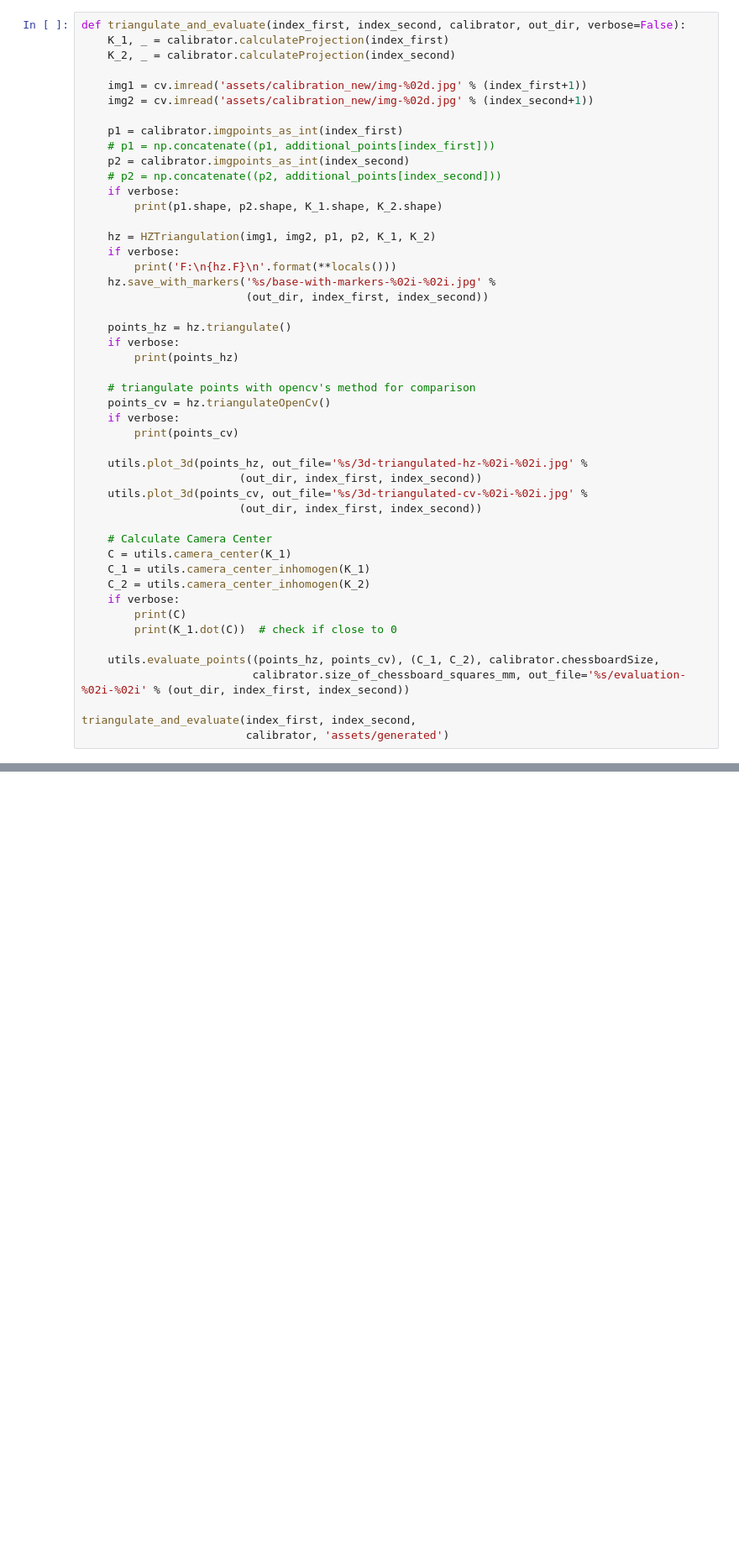
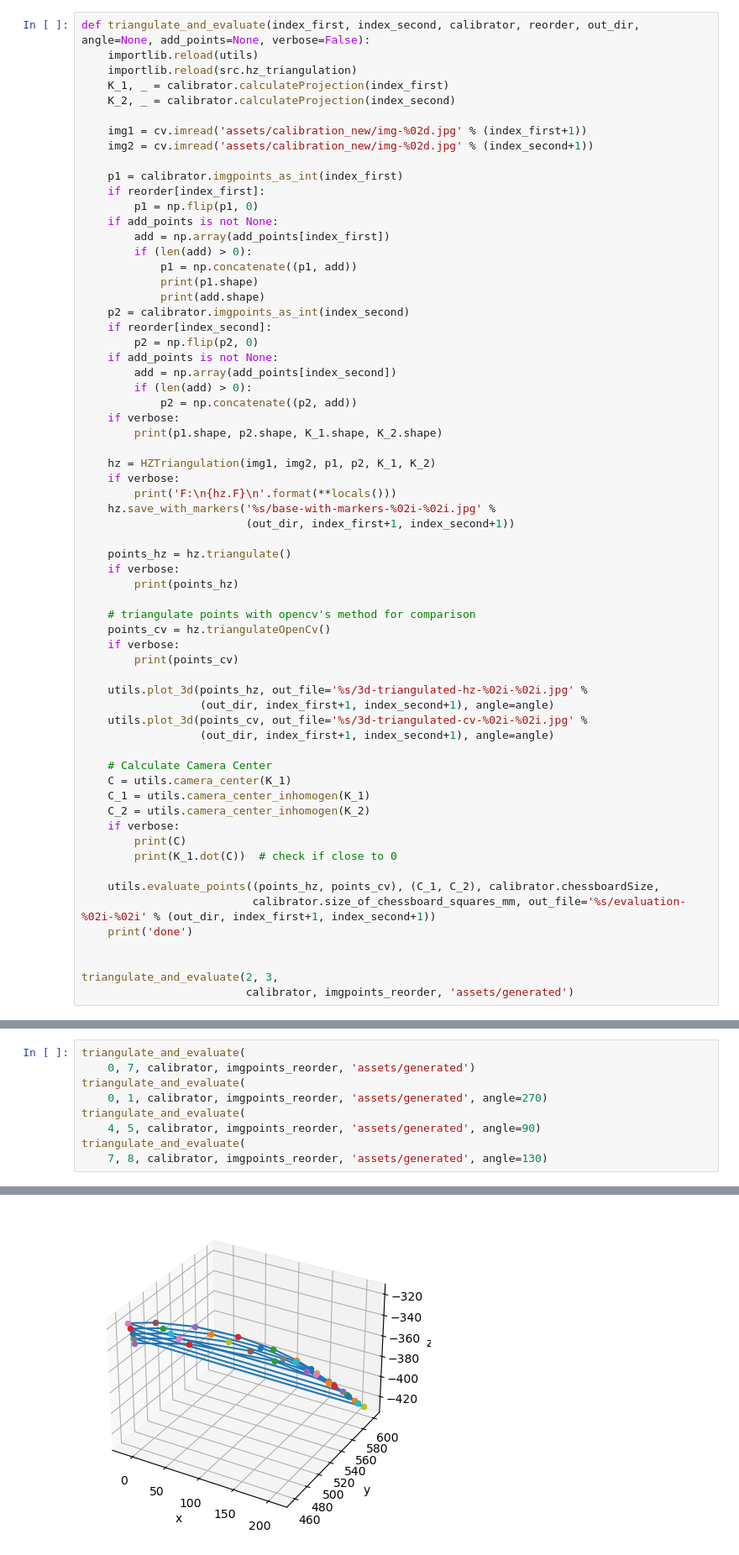
Before and after one commit to reineltJanis/triangulation, a Jupyter notebook: Triangulation.ipynb, the cells around one changed output, grey strips where cells are left out. Shown: that part at 84% size. Drawn from its saved outputs; the diff is of its cells as text; blank space fills up the shorter version.

```diff
--- a/Triangulation.ipynb
+++ b/Triangulation.ipynb
@@ -76,5 +100,7 @@ Camera calibrated:  0.4178394466041533
 # %%
-def triangulate_and_evaluate(index_first, index_second, calibrator, out_dir, verbose=False):
+def triangulate_and_evaluate(index_first, index_second, calibrator, reorder, out_dir, angle=None, add_points=None, verbose=False):
+    importlib.reload(utils)
+    importlib.reload(src.hz_triangulation)
     K_1, _ = calibrator.calculateProjection(index_first)
     K_2, _ = calibrator.calculateProjection(index_second)
 
@@ -82,9 +108,21 @@ def triangulate_and_evaluate(index_first, index_second, calibrator, out_dir, ver
     img2 = cv.imread('assets/calibration_new/img-%02d.jpg' % (index_second+1))
 
     p1 = calibrator.imgpoints_as_int(index_first)
-    # p1 = np.concatenate((p1, additional_points[index_first]))
+    if reorder[index_first]:
+        p1 = np.flip(p1, 0)
+    if add_points is not None:
+        add = np.array(add_points[index_first])
+        if (len(add) > 0):
+            p1 = np.concatenate((p1, add))
+            print(p1.shape)
+            print(add.shape)
     p2 = calibrator.imgpoints_as_int(index_second)
-    # p2 = np.concatenate((p2, additional_points[index_second]))
+    if reorder[index_second]:
+        p2 = np.flip(p2, 0)
+    if add_points is not None:
+        add = np.array(add_points[index_second])
+        if (len(add) > 0):
+            p2 = np.concatenate((p2, add))
     if verbose:
         print(p1.shape, p2.shape, K_1.shape, K_2.shape)
 
@@ -92,7 +130,7 @@ def triangulate_and_evaluate(index_first, index_second, calibrator, out_dir, ver
     if verbose:
         print('F:\n{hz.F}\n'.format(**locals()))
     hz.save_with_markers('%s/base-with-markers-%02i-%02i.jpg' %
-                         (out_dir, index_first, index_second))
+                         (out_dir, index_first+1, index_second+1))
 
     points_hz = hz.triangulate()
     if verbose:
@@ -104,9 +142,9 @@ def triangulate_and_evaluate(index_first, index_second, calibrator, out_dir, ver
         print(points_cv)
 
     utils.plot_3d(points_hz, out_file='%s/3d-triangulated-hz-%02i-%02i.jpg' %
-                        (out_dir, index_first, index_second))
+                  (out_dir, index_first+1, index_second+1), angle=angle)
     utils.plot_3d(points_cv, out_file='%s/3d-triangulated-cv-%02i-%02i.jpg' %
-                        (out_dir, index_first, index_second))
+                  (out_dir, index_first+1, index_second+1), angle=angle)
 
     # Calculate Camera Center
     C = utils.camera_center(K_1)
@@ -117,9 +155,11 @@ def triangulate_and_evaluate(index_first, index_second, calibrator, out_dir, ver
         print(K_1.dot(C))  # check if close to 0
 
     utils.evaluate_points((points_hz, points_cv), (C_1, C_2), calibrator.chessboardSize,
-                          calibrator.size_of_chessboard_squares_mm, out_file='%s/evaluation-%02i-%02i' % (out_dir, index_first, index_second))
+                          calibrator.size_of_chessboard_squares_mm, out_file='%s/evaluation-%02i-%02i' % (out_dir, index_first+1, index_second+1))
+    print('done')
 
-triangulate_and_evaluate(index_first, index_second,
-                         calibrator, 'assets/generated')
+
+triangulate_and_evaluate(2, 3,
+                         calibrator, imgpoints_reorder, 'assets/generated')
 # %% [output]
 P for img-*.jpg, index: 2
@@ -160,0 +192,10 @@ C2 min depth                  627.351760    479.205158
+# %%
+triangulate_and_evaluate(
+    0, 7, calibrator, imgpoints_reorder, 'assets/generated')
+triangulate_and_evaluate(
+    0, 1, calibrator, imgpoints_reorder, 'assets/generated', angle=270)
+triangulate_and_evaluate(
+    4, 5, calibrator, imgpoints_reorder, 'assets/generated', angle=90)
+triangulate_and_evaluate(
+    7, 8, calibrator, imgpoints_reorder, 'assets/generated', angle=130)
+# %% [output]
@@ -160,0 +210 @@ C2 min depth                  627.351760    479.205158
+[figure, added]
```
Also changed, not shown: parts of 4 cells of this notebook, 34 other files.
